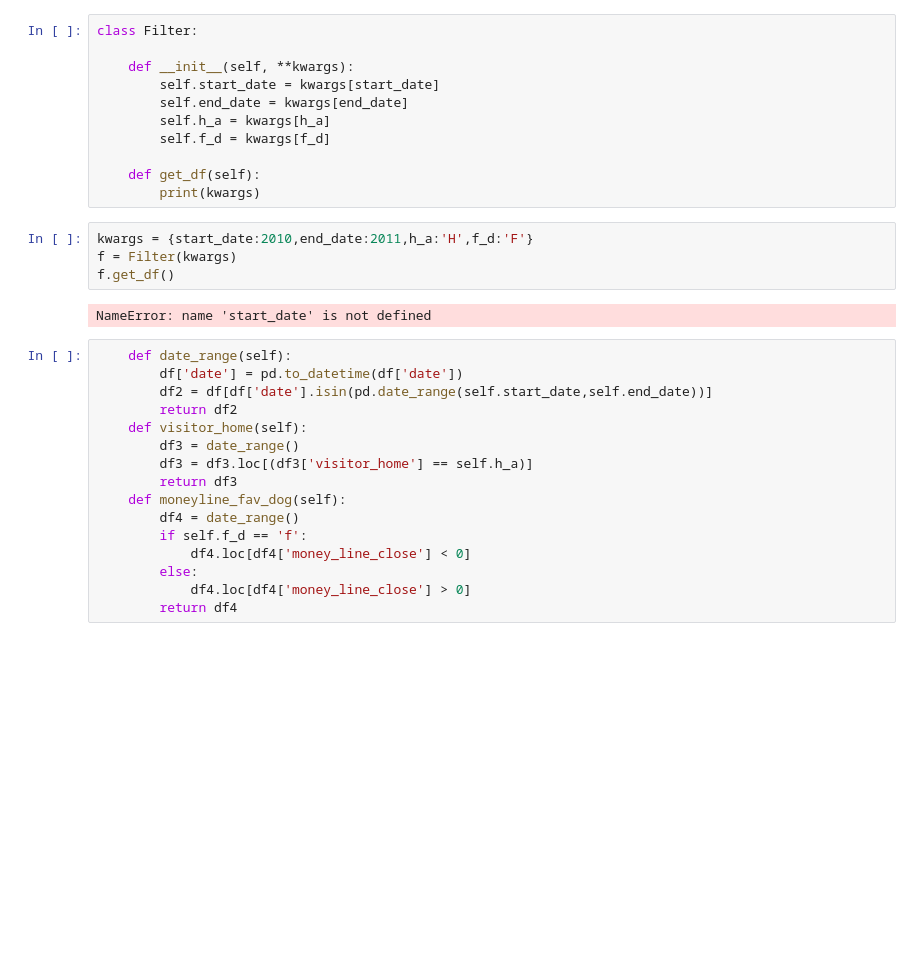
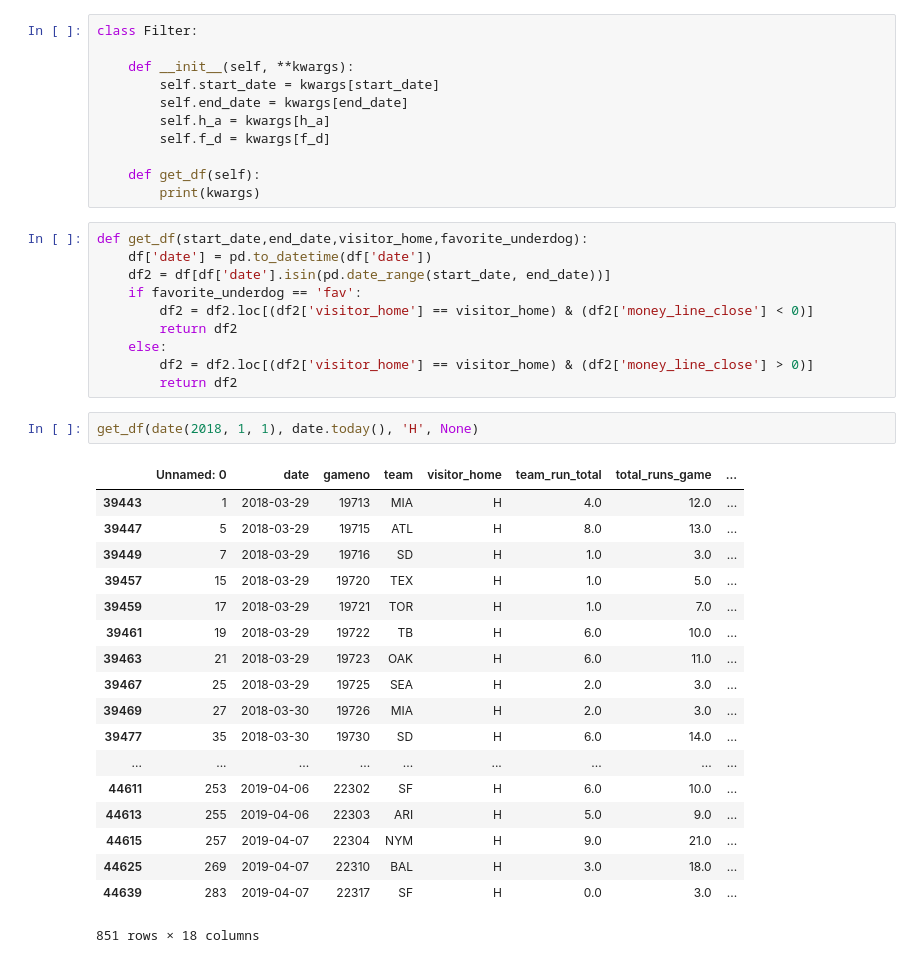
Before and after one commit to jacoblucas95/MLB-Betting-Strategies, a Jupyter notebook: run/setup/data/multiple_filters.ipynb, the cells around one changed output. Drawn from its saved outputs; the diff is of its cells as text; blank space fills up the shorter version.

Commit message:
update filter

```diff
--- a/run/setup/data/multiple_filters.ipynb
+++ b/run/setup/data/multiple_filters.ipynb
@@ -30,25 +30,34 @@ class Filter:
 
     def get_df(self):
         print(kwargs)
-# %%
-kwargs = {start_date:2010,end_date:2011,h_a:'H',f_d:'F'}
-f = Filter(kwargs)
-f.get_df()
-# %% [output]
-NameError: name 'start_date' is not defined
-# %%
-    def date_range(self):
-        df['date'] = pd.to_datetime(df['date'])
-        df2 = df[df['date'].isin(pd.date_range(self.start_date,self.end_date))]
-        return df2
-    def visitor_home(self):
-        df3 = date_range()
-        df3 = df3.loc[(df3['visitor_home'] == self.h_a)]
-        return df3
-    def moneyline_fav_dog(self):
-        df4 = date_range()
-        if self.f_d == 'f':
-            df4.loc[df4['money_line_close'] < 0]
-        else:
-            df4.loc[df4['money_line_close'] > 0]
-        return df4
+# %%
+def get_df(start_date,end_date,visitor_home,favorite_underdog):
+    df['date'] = pd.to_datetime(df['date'])
+    df2 = df[df['date'].isin(pd.date_range(start_date, end_date))]
+    if favorite_underdog == 'fav':
+        df2 = df2.loc[(df2['visitor_home'] == visitor_home) & (df2['money_line_close'] < 0)]
+        return df2
+    else:
+        df2 = df2.loc[(df2['visitor_home'] == visitor_home) & (df2['money_line_close'] > 0)]
+        return df2
+# %%
+get_df(date(2018, 1, 1), date.today(), 'H', None)
+# %% [output]
+|  | Unnamed: 0 | date | gameno | team | visitor_home | team_run_total | total_runs_game | ... |
+| 39443 | 1 | 2018-03-29 | 19713 | MIA | H | 4.0 | 12.0 | ... |
+| 39447 | 5 | 2018-03-29 | 19715 | ATL | H | 8.0 | 13.0 | ... |
+| 39449 | 7 | 2018-03-29 | 19716 | SD | H | 1.0 | 3.0 | ... |
+| 39457 | 15 | 2018-03-29 | 19720 | TEX | H | 1.0 | 5.0 | ... |
+| 39459 | 17 | 2018-03-29 | 19721 | TOR | H | 1.0 | 7.0 | ... |
+| 39461 | 19 | 2018-03-29 | 19722 | TB | H | 6.0 | 10.0 | ... |
+| 39463 | 21 | 2018-03-29 | 19723 | OAK | H | 6.0 | 11.0 | ... |
+| 39467 | 25 | 2018-03-29 | 19725 | SEA | H | 2.0 | 3.0 | ... |
+| 39469 | 27 | 2018-03-30 | 19726 | MIA | H | 2.0 | 3.0 | ... |
+| 39477 | 35 | 2018-03-30 | 19730 | SD | H | 6.0 | 14.0 | ... |
+| ... | ... | ... | ... | ... | ... | ... | ... | ... |
+| 44611 | 253 | 2019-04-06 | 22302 | SF | H | 6.0 | 10.0 | ... |
+| 44613 | 255 | 2019-04-06 | 22303 | ARI | H | 5.0 | 9.0 | ... |
+| 44615 | 257 | 2019-04-07 | 22304 | NYM | H | 9.0 | 21.0 | ... |
+| 44625 | 269 | 2019-04-07 | 22310 | BAL | H | 3.0 | 18.0 | ... |
+| 44639 | 283 | 2019-04-07 | 22317 | SF | H | 0.0 | 3.0 | ... |
+851 rows × 18 columns
```
Also changed, not shown: 2 other files.
